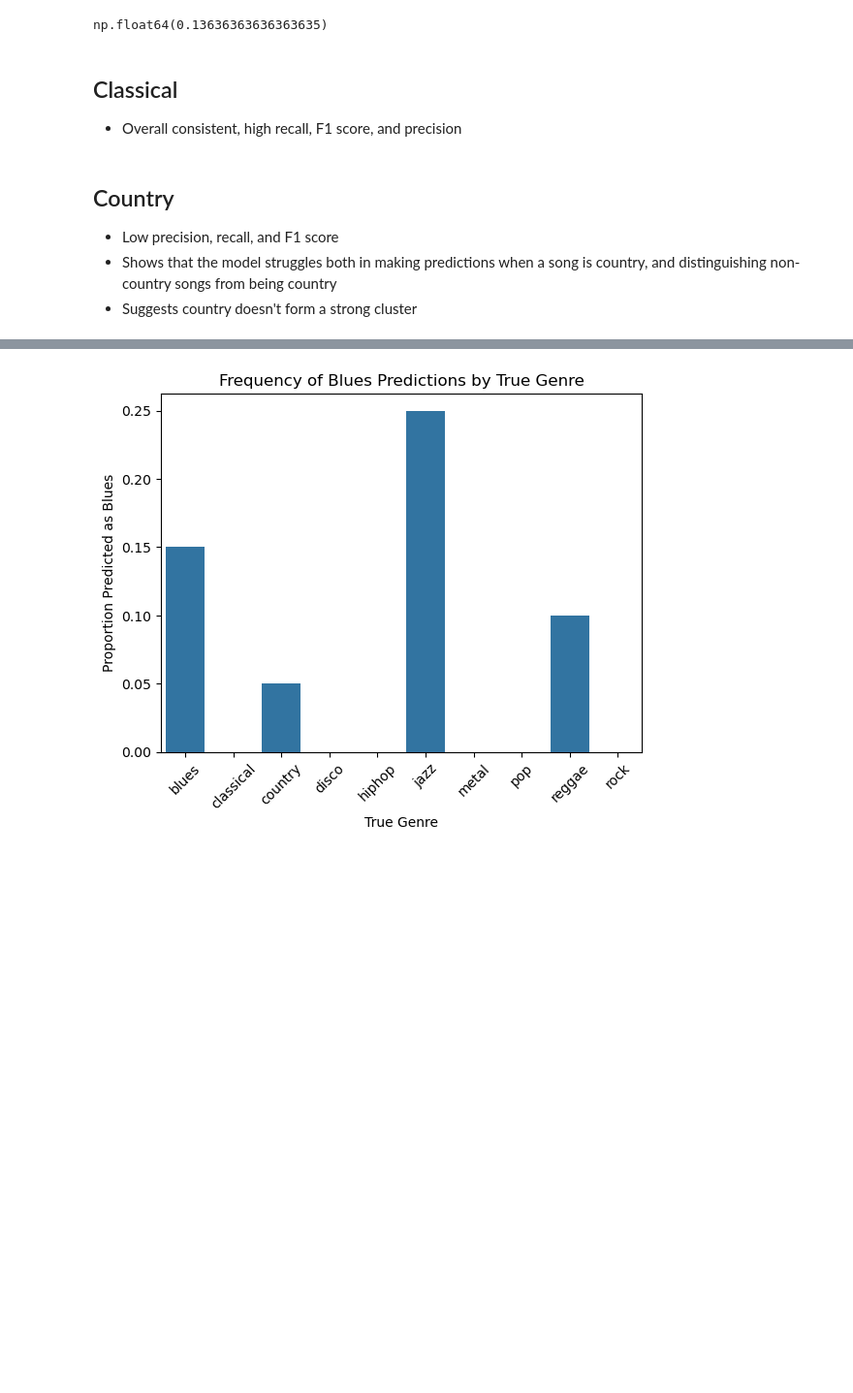
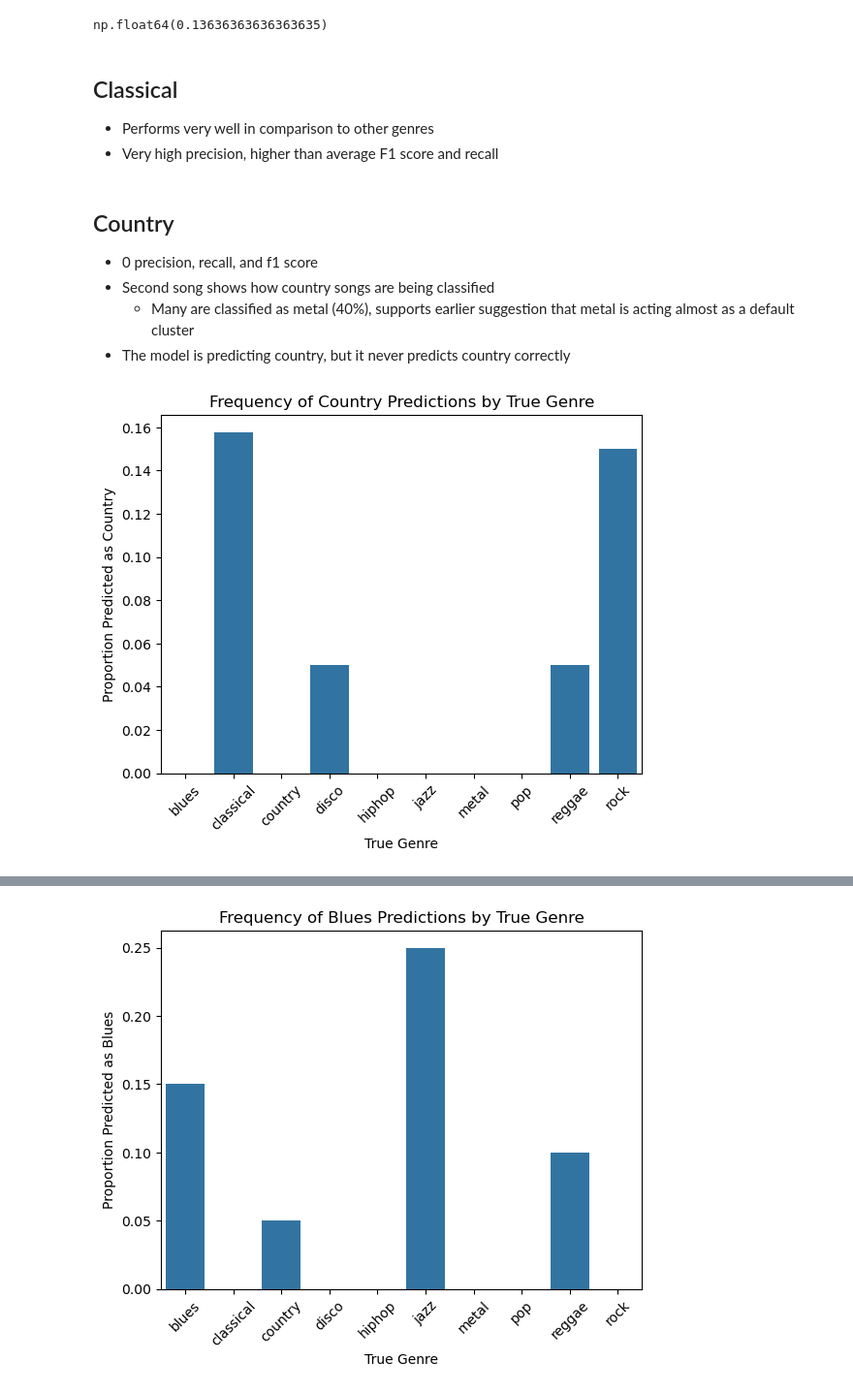
Before and after one commit to AlexGithub3427/music-genre-classification, a Jupyter notebook: KNN Analysis.ipynb, the cells around one changed output, grey strips where cells are left out. Shown at 97% size. Saved outputs shown, nothing was run; the diff lists cells and outputs as text; code cells hidden in the pictures; blank space fills up the shorter version.

```diff
--- a/KNN Analysis.ipynb
+++ b/KNN Analysis.ipynb
@@ -208,9 +235,15 @@ np.mean(y_pred_labels[y_test != "jazz"] == "jazz")
 np.float64(0.13636363636363635)
 # %% [markdown]
 ## Classical
-- Overall consistent, high recall, F1 score, and precision
+- Performs very well in comparison to other genres
+- Very high precision, higher than average F1 score and recall
 # %% [markdown]
 ## Country
-- Low precision, recall, and F1 score
-- Shows that the model struggles both in making predictions when a song is country, and distinguishing non-country songs from being country
-- Suggests country doesn't form a strong cluster
+- 0 precision, recall, and f1 score
+- Second song shows how country songs are being classified
+    - Many are classified as metal (40%), supports earlier suggestion that metal is acting almost as a default cluster
+- The model is predicting country, but it never predicts country correctly
+# %%
+plot_prediction_frequency("country")
+# %% [output]
+[figure, added]
```
Also changed, not shown: parts of 11 cells of this notebook.
